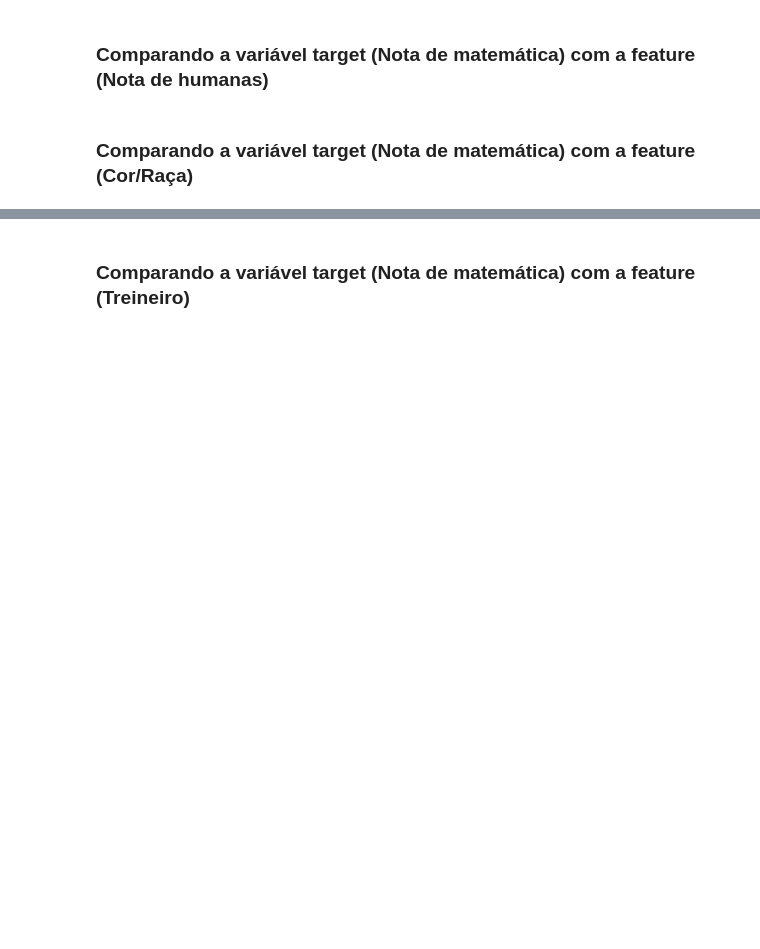
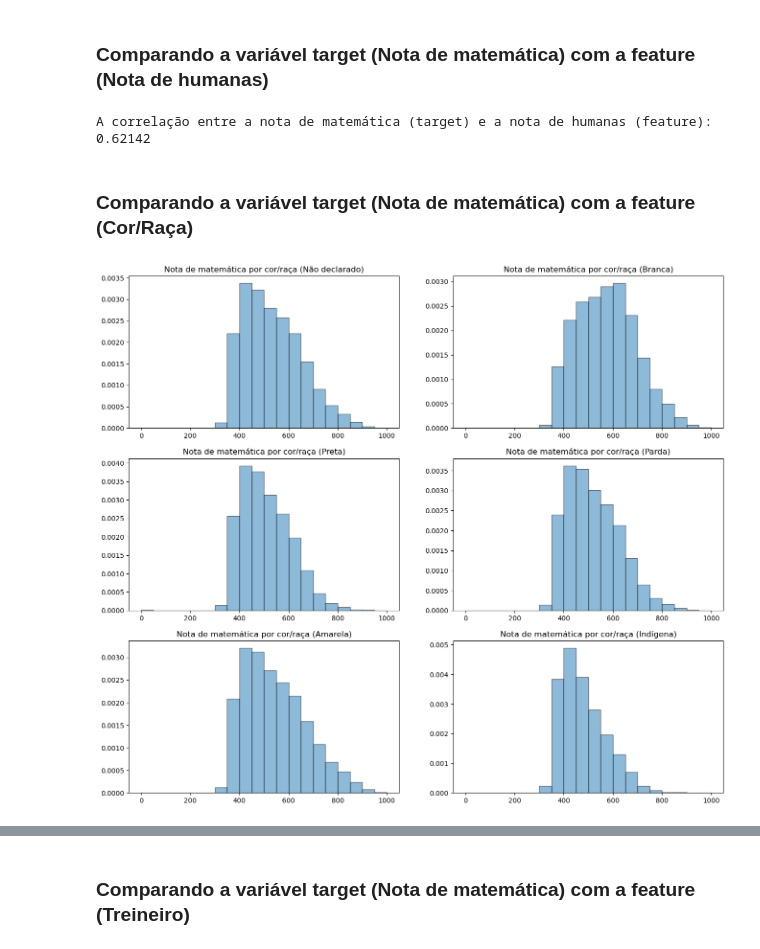
Before and after one commit to Phvr06/Proj2-Cdados, a Jupyter notebook: main.ipynb, the cells around one changed output, grey strips where cells are left out. Cells and saved outputs as stored; diff of their text form; code cells hidden in the pictures; blank space fills up the shorter version.

```diff
--- a/main.ipynb
+++ b/main.ipynb
@@ -69,13 +79,20 @@ target.corr(nota_humanas)
+# %%
+corr = target.corr(nota_humanas)
+print(f'A correlação entre a nota de matemática (target) e a nota de humanas (feature): {corr:.5f}')
+# %% [output]
+A correlação entre a nota de matemática (target) e a nota de humanas (feature): 0.62142
 # %% [markdown]
 ### Comparando a variável target (Nota de matemática) com a feature (Cor/Raça)
 # %%
 amp = np.linspace(0, 1000, 21)
+plt.figure(figsize=(16, 14))
 for category in cor_raca.categories:
     notas = dados.loc[dados.TP_COR_RACA == category, 'NU_NOTA_MT']
-    plt.figure(figsize=(12, 6))
-    plt.hist(notas, bins=amp, alpha=0.5, label=category, density=True, edgecolor='black')
-    plt.legend()
-    plt.xticks(amp)
-    plt.show()
+    plt.subplot(3, 2, cor_raca.categories.get_loc(category) + 1)
+    plt.hist(notas, bins=amp, alpha=0.5, density=True, edgecolor='black')
+    plt.title(f'Nota de matemática por cor/raça ({category})')
+plt.show()
+# %% [output]
+[figure, added]
 # %%
 dados.groupby('TP_COR_RACA').describe()['NU_NOTA_MT'].T.apply(lambda x: x.round(2))
```
Also changed, not shown: parts of 9 cells of this notebook.
